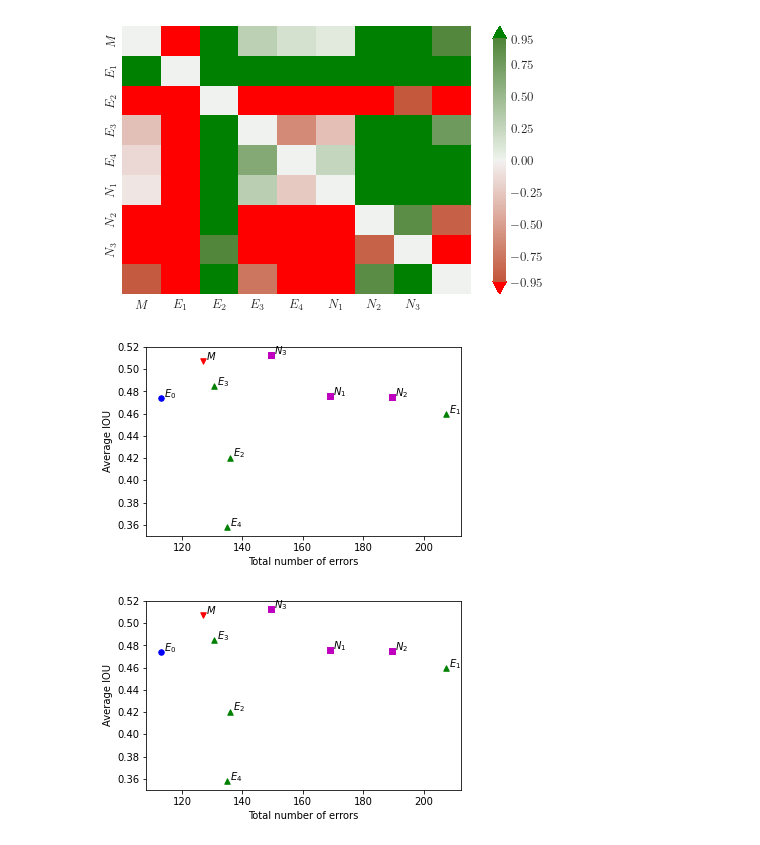
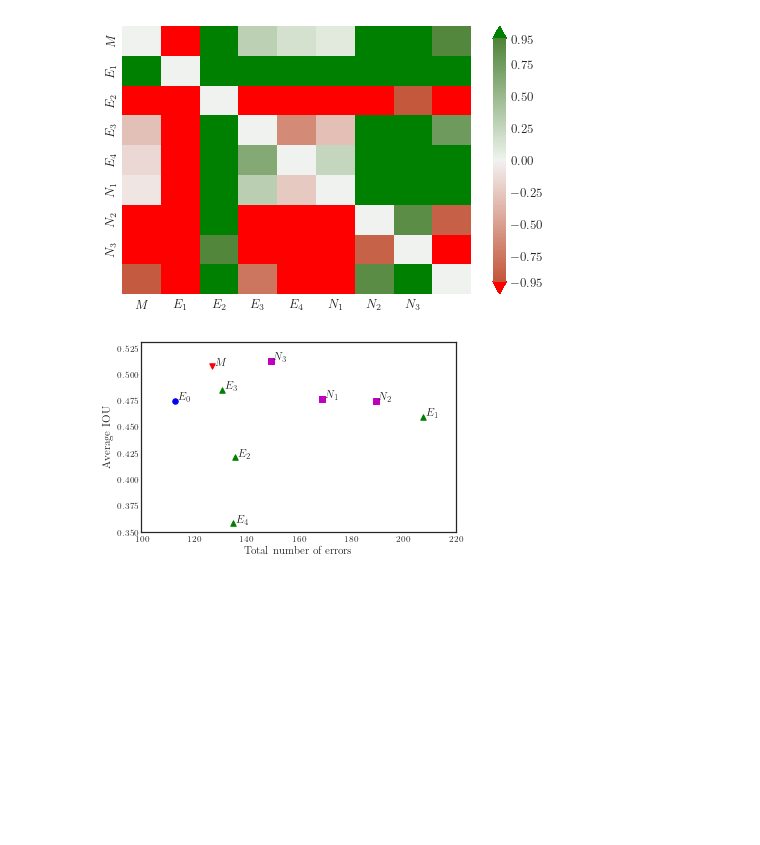
Before and after one commit to kuntiik/MT, a Jupyter notebook: notebooks/paper_plots.ipynb, the cells around one changed output. Drawn from its saved outputs; the diff is of its cells as text; code cells hidden in the pictures; blank space fills up the shorter version.

Commit message:
adjustment of scatter point annotations and axis limits in the paper figures

```diff
--- a/notebooks/paper_plots.ipynb
+++ b/notebooks/paper_plots.ipynb
@@ -80,7 +80,8 @@ fig.savefig('heatmap_errors.pdf', format='pdf', bbox_inches='tight')
 # %%
 from mt.paper_plots import pairwise_averaged_plot, pairwise_plot
 
-pairwise_averaged_plot(str(test_ds_path), best_ensemble_path, average_over="experts")
+fig=pairwise_averaged_plot(str(test_ds_path), best_ensemble_path, average_over="experts")
+fig.gca().axis([100,220,0.35,0.53])
+fig.savefig("images/pairwise_comparision_2d_experts2.pdf")
 # %% [output]
-[figure, old version]
+[figure, new version]
-[figure, removed]
```
Also changed, not shown: parts of 10 cells of this notebook, 1 other file.
